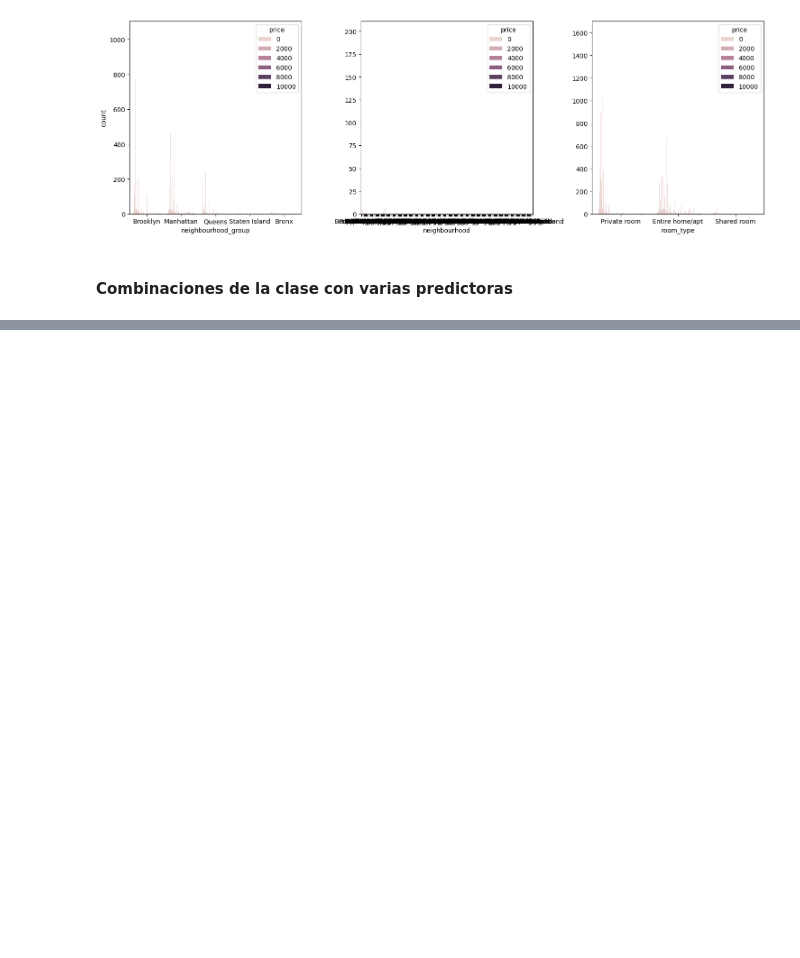
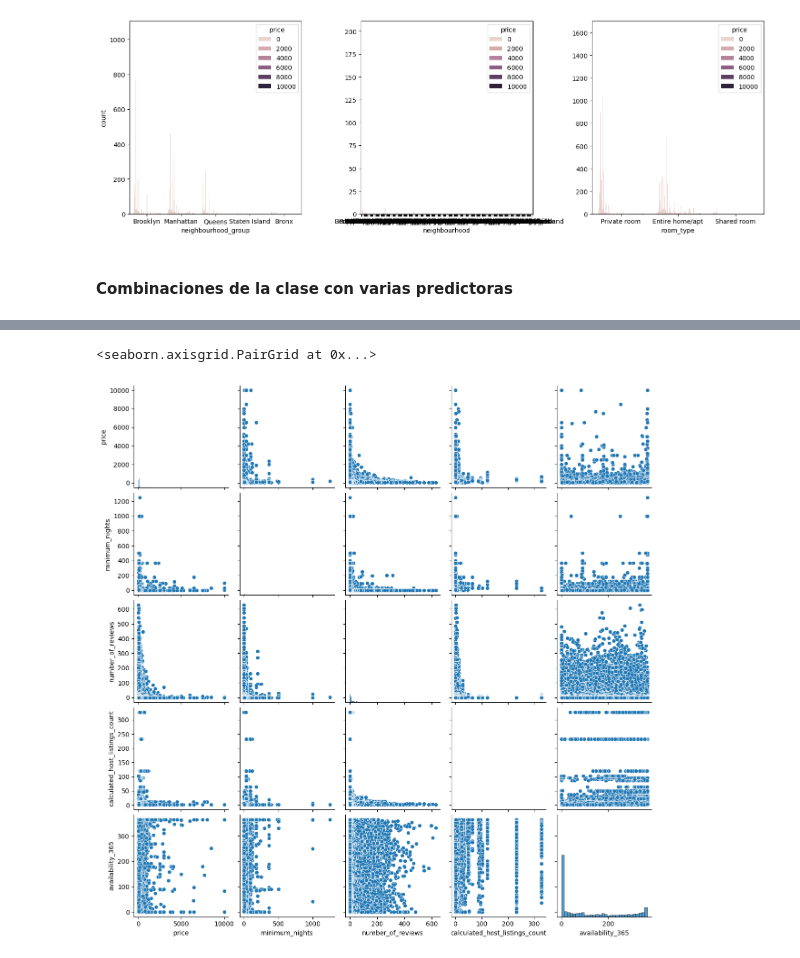
Before and after one commit to 4GeeksAcademy/machine-learning-python-template_ds_13_david_2, a Jupyter notebook: src/explore.ipynb, the cells around one changed output, grey strips where cells are left out. Drawn from its saved outputs; the diff is of its cells as text; code cells hidden in the pictures; blank space fills up the shorter version.

```diff
--- a/src/explore.ipynb
+++ b/src/explore.ipynb
@@ -205,0 +259,5 @@ TypeError: _AxesBase.__init__() missing 1 required positional argument: 'fig'
+# %%
+sns.pairplot(data = data_airbnb)
+# %% [output]
+<seaborn.axisgrid.PairGrid at 0x...>
+[figure, added]
```
Also changed, not shown: parts of 7 cells of this notebook.
